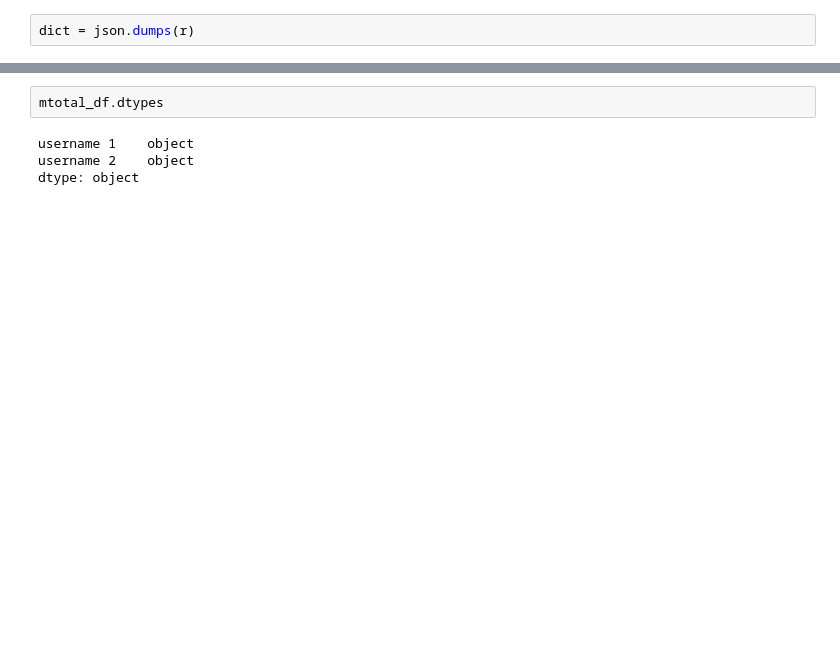
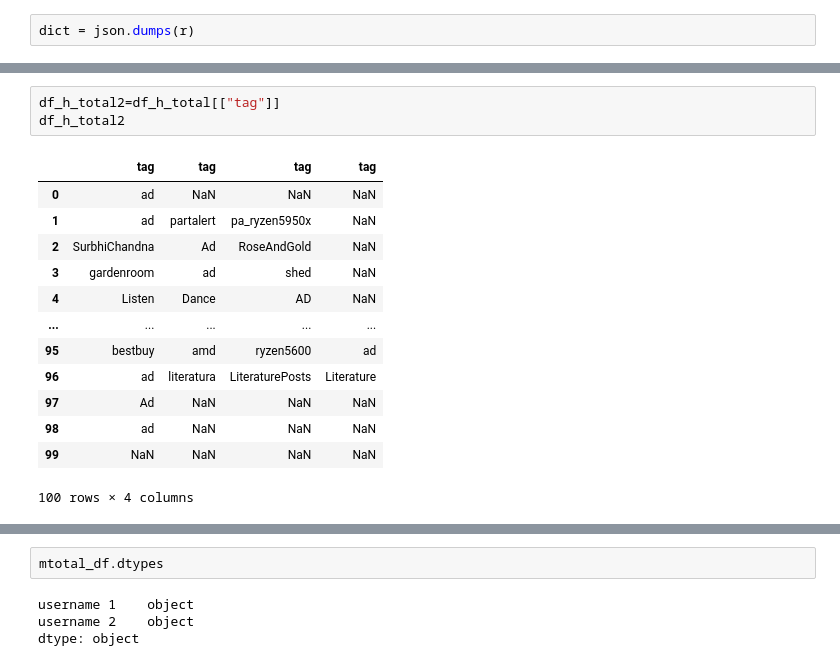
Before and after one commit to sthurstone/Return-Rate-Researchers---Project-I, a Jupyter notebook: API/Twitter_API_Analysis-Final_Table.ipynb, the cells around one changed output, grey strips where cells are left out. Cells and saved outputs as stored; diff of their text form; blank space fills up the shorter version.

```diff
--- a/API/Twitter_API_Analysis-Final_Table.ipynb
+++ b/API/Twitter_API_Analysis-Final_Table.ipynb
@@ -210,0 +198,17 @@ h2_df
+# %%
+df_h_total2=df_h_total[["tag"]]
+df_h_total2
+# %% [output]
+|  | tag | tag | tag | tag |
+| 0 | ad | NaN | NaN | NaN |
+| 1 | ad | partalert | pa_ryzen5950x | NaN |
+| 2 | SurbhiChandna | Ad | RoseAndGold | NaN |
+| 3 | gardenroom | ad | shed | NaN |
+| 4 | Listen | Dance | AD | NaN |
+| ... | ... | ... | ... | ... |
+| 95 | bestbuy | amd | ryzen5600 | ad |
+| 96 | ad | literatura | LiteraturePosts | Literature |
+| 97 | Ad | NaN | NaN | NaN |
+| 98 | ad | NaN | NaN | NaN |
+| 99 | NaN | NaN | NaN | NaN |
+100 rows × 4 columns
```
Also changed, not shown: parts of 31 cells of this notebook, 4 other files.
